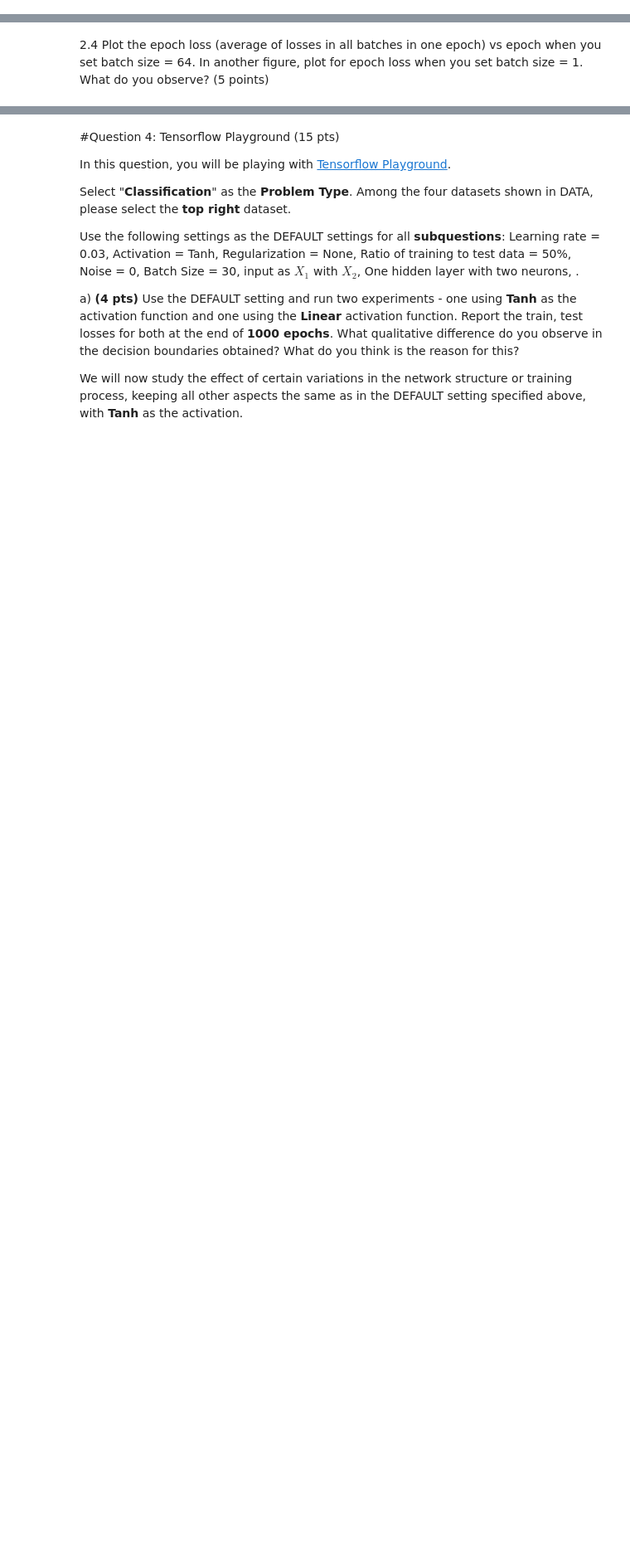
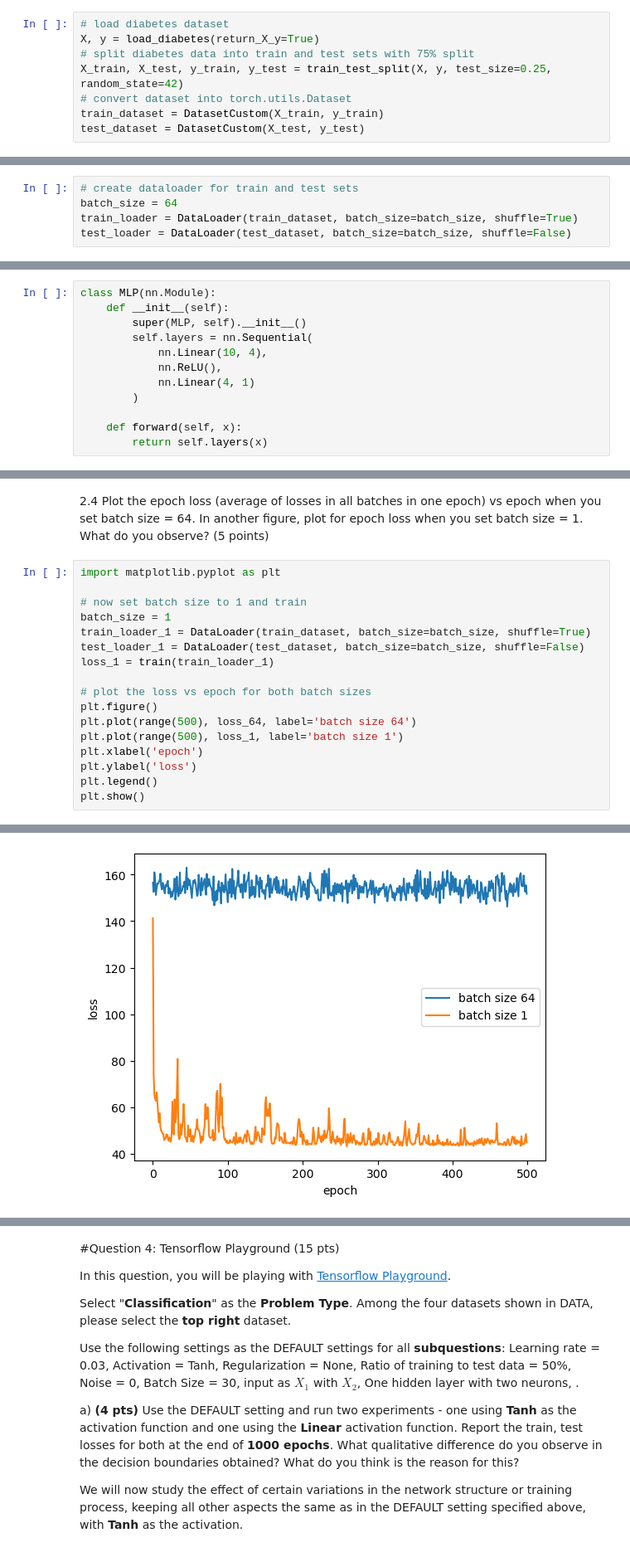
Before and after one commit to babusid/ECE461P, a Jupyter notebook: HW3/Homework_3-1.ipynb, the cells around one changed output, grey strips where cells are left out. Shown at 83% size. Saved outputs shown, nothing was run; the diff lists cells and outputs as text; blank space fills up the shorter version.

```diff
--- a/HW3/Homework_3-1.ipynb
+++ b/HW3/Homework_3-1.ipynb
@@ -147,8 +183,21 @@ class DatasetCustom(torch.utils.data.Dataset):
 
   def __getitem__(self, i):
       return self.X[i], self.y[i]
+# %%
+# load diabetes dataset
+X, y = load_diabetes(return_X_y=True)
+# split diabetes data into train and test sets with 75% split
+X_train, X_test, y_train, y_test = train_test_split(X, y, test_size=0.25, random_state=42)
+# convert dataset into torch.utils.Dataset
+train_dataset = DatasetCustom(X_train, y_train)
+test_dataset = DatasetCustom(X_test, y_test)
 # %% [markdown]
 2.2 Pytorch uses DataLoader class to load and iterate over a dataset for learning. Create a DataLoader object from the pytorch compatible dataset generated above with batchsize = 64 and shuffle = True. You can read more about Pytorch's Dataset and DataLoader [here](https://pytorch.org/tutorials/beginner/basics/data_tutorial.html). (5 points)
+# %%
+# create dataloader for train and test sets
+batch_size = 64
+train_loader = DataLoader(train_dataset, batch_size=batch_size, shuffle=True)
+test_loader = DataLoader(test_dataset, batch_size=batch_size, shuffle=False)
 # %% [markdown]
 2.3 Network Design : Create a python class for a neural network with the following architecture:
 
@@ -157,6 +206,18 @@ class DatasetCustom(torch.utils.data.Dataset):
 Pytorch [layers](https://pytorch.org/docs/stable/nn.html) are described here. The individual layers are stacked inside [Sequential](https://pytorch.org/docs/stable/generated/torch.nn.Sequential.html#torch.nn.Sequential).
 
 Each class implements an init() method that defines the network and a forward method that performs the operations defined under the network. See the example below for a 3-layer neural network. (5 points)
+# %%
+class MLP(nn.Module):
+    def __init__(self):
+        super(MLP, self).__init__()
+        self.layers = nn.Sequential(
+            nn.Linear(10, 4),
+            nn.ReLU(),
+            nn.Linear(4, 1)
+        )
+
+    def forward(self, x):
+        return self.layers(x)
 # %%
 class Example(nn.Module):
   def __init__(self):
@@ -196,2 +293,20 @@ for epoch in range(0, 500):
 # %% [markdown]
 2.4 Plot the epoch loss (average of losses in all batches in one epoch) vs epoch when you set batch size = 64. In another figure, plot for epoch loss when you set batch size = 1. What do you observe? (5 points)
+# %%
+import matplotlib.pyplot as plt
+
+# now set batch size to 1 and train
+batch_size = 1
+train_loader_1 = DataLoader(train_dataset, batch_size=batch_size, shuffle=True)
+test_loader_1 = DataLoader(test_dataset, batch_size=batch_size, shuffle=False)
+loss_1 = train(train_loader_1)
+
+# plot the loss vs epoch for both batch sizes
+plt.figure()
+plt.plot(range(500), loss_64, label='batch size 64')
+plt.plot(range(500), loss_1, label='batch size 1')
+plt.xlabel('epoch')
+plt.ylabel('loss')
+plt.legend()
+plt.show()
+# %% [output]
@@ -197,0 +339 @@ for epoch in range(0, 500):
+[figure, added]
```
Also changed, not shown: parts of 7 cells of this notebook.
